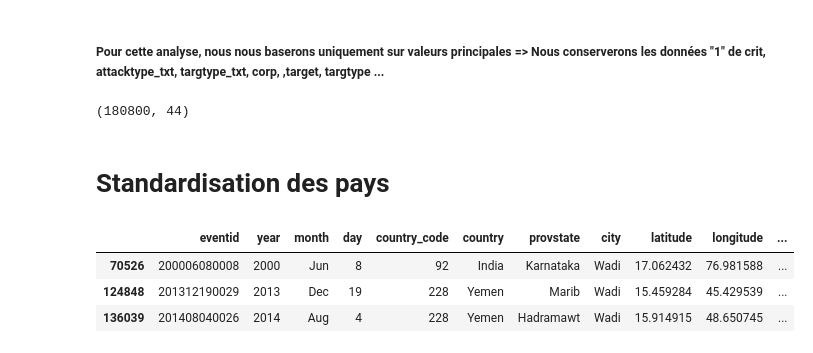
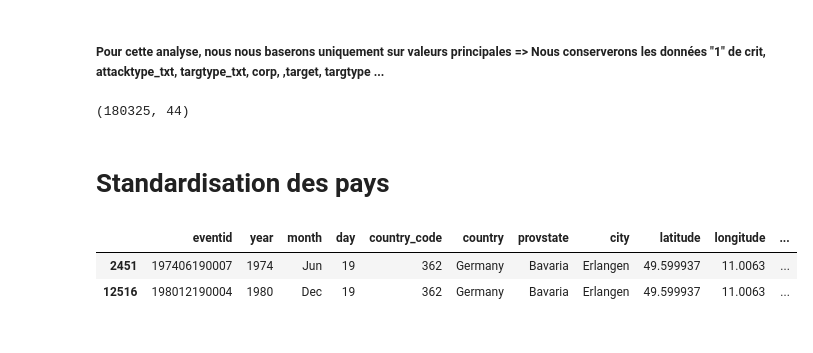
Before and after one commit to audacesk/project_dataviz2_imsd, a Jupyter notebook: data_processing.ipynb, the cells around one changed output. Saved outputs shown, nothing was run; the diff lists cells and outputs as text; code cells hidden in the pictures.

```diff
--- a/data_processing.ipynb
+++ b/data_processing.ipynb
@@ -56,6 +56,7 @@ Suppresion des villes 'unknown'
 # %%
 #df[df.city == 'unknown'].size
-df.drop(df[(df.city == 'unknown')].index, inplace=True)
+df.drop(df[(df.city == 'unknown') | df['city'].isnull() == 1].index, inplace=True)
+#df[df['city'].isnull() == 1] #18964
 # %% [markdown]
 # Remplacer les numéros de mois & jours par leur abbréviation
 # %%
@@ -120,23 +121,25 @@ df.drop([
 # %%
 df.shape
 # %% [output]
-(180800, 44)
+(180325, 44)
 # %% [markdown]
 # Standardisation des pays
 # %%
 #df[df['city']== 'Belgrade']
 # Obj : verifier si une ville a deux country differente :
-df.city.unique().size #36550
-uniqueCountry = df.groupby('city')['country'].nunique()
-uniqueCountry[uniqueCountry > 1].size #971
-uniqueCountry[uniqueCountry > 1]
+
+#df.city.unique().size #36550
+#uniqueCountry = df.groupby('city')['country'].nunique()
+#uniqueCountry[uniqueCountry > 1].size #971
+#uniqueCountry[uniqueCountry > 1]
 
 #print(df.groupby('city')['country'].transform('nunique'))
 #df[['city', 'country']].groupby(['city']).count()
-df[df['city']=='Wadi']
+df[df['city']=='Erlangen']
+
+#df[df['country'].str.contains(" Germany ")]['city'].unique()
 # %% [output]
 |  | eventid | year | month | day | country_code | country | provstate | city | latitude | longitude | ... |
-| 70526 | 200006080008 | 2000 | Jun | 8 | 92 | India | Karnataka | Wadi | 17.062432 | 76.981588 | ... |
-| 124848 | 201312190029 | 2013 | Dec | 19 | 228 | Yemen | Marib | Wadi | 15.459284 | 45.429539 | ... |
-| 136039 | 201408040026 | 2014 | Aug | 4 | 228 | Yemen | Hadramawt | Wadi | 15.914915 | 48.650745 | ... |
+| 2451 | 197406190007 | 1974 | Jun | 19 | 362 | Germany | Bavaria | Erlangen | 49.599937 | 11.0063 | ... |
+| 12516 | 198012190004 | 1980 | Dec | 19 | 362 | Germany | Bavaria | Erlangen | 49.599937 | 11.0063 | ... |
 # %%
```
Also changed, not shown: parts of 20 cells of this notebook.
